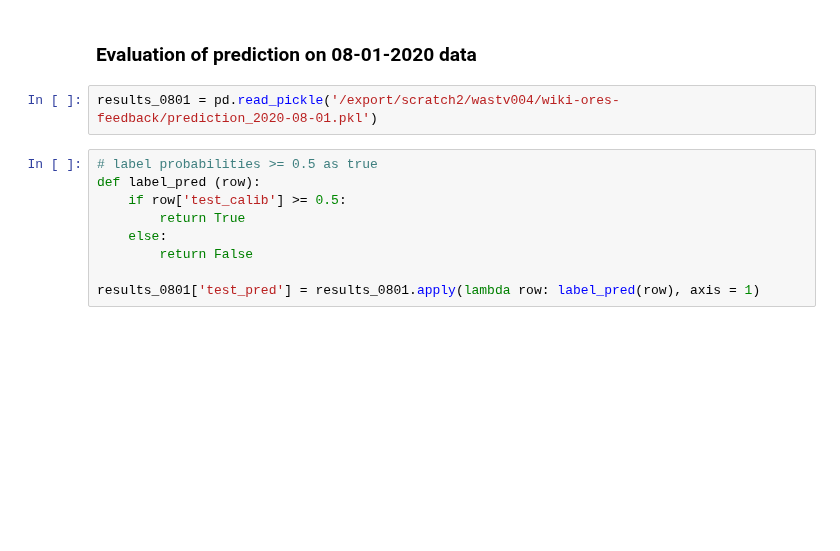
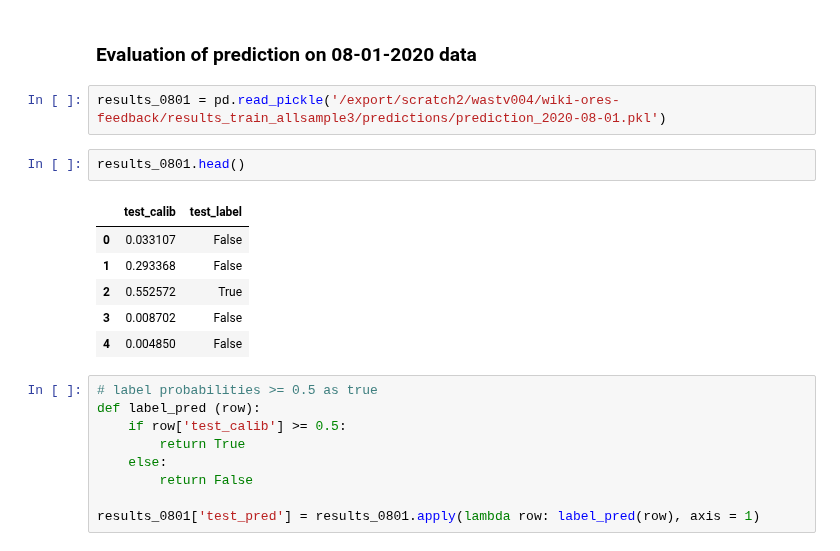
Before and after one commit to levon003/wiki-ores-feedback, a Jupyter notebook: notebook/audit/RevertClassification-Demo_SHW.ipynb, the cells around one changed output. Saved outputs shown, nothing was run; the diff lists cells and outputs as text; blank space fills up the shorter version.

```diff
--- a/notebook/audit/RevertClassification-Demo_SHW.ipynb
+++ b/notebook/audit/RevertClassification-Demo_SHW.ipynb
@@ -633,7 +631,16 @@ weighted avg       0.91      0.92      0.90    801131
 # %% [markdown]
 ### Evaluation of prediction on 08-01-2020 data
 # %%
-results_0801 = pd.read_pickle('/export/scratch2/wastv004/wiki-ores-feedback/prediction_2020-08-01.pkl')
+results_0801 = pd.read_pickle('/export/scratch2/wastv004/wiki-ores-feedback/results_train_allsample3/predictions/prediction_2020-08-01.pkl')
+# %%
+results_0801.head()
+# %% [output]
+|  | test_calib | test_label |
+| 0 | 0.033107 | False |
+| 1 | 0.293368 | False |
+| 2 | 0.552572 | True |
+| 3 | 0.008702 | False |
+| 4 | 0.004850 | False |
 # %%
 # label probabilities >= 0.5 as true
 def label_pred (row):
```
Also changed, not shown: parts of 19 cells of this notebook, 8 other files.
